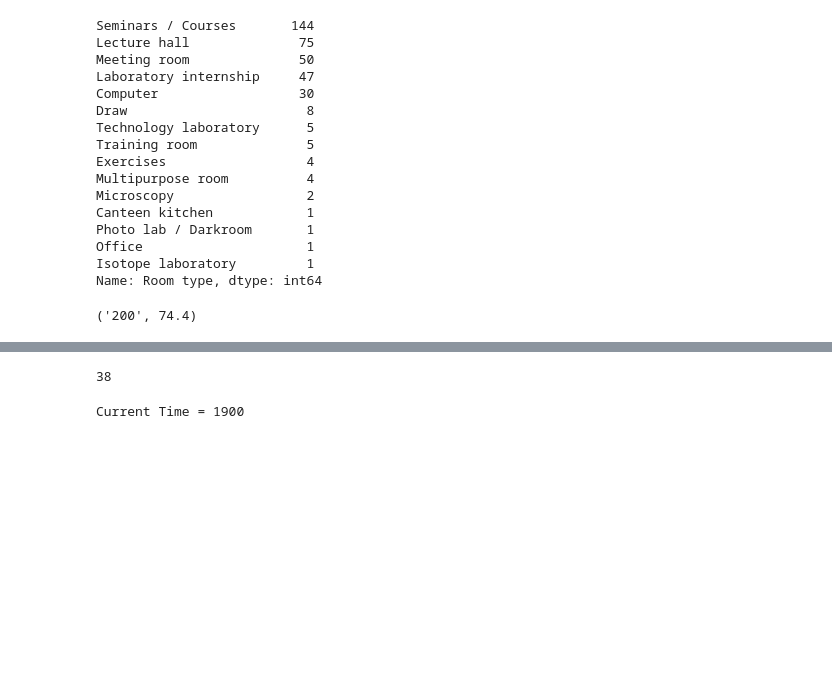
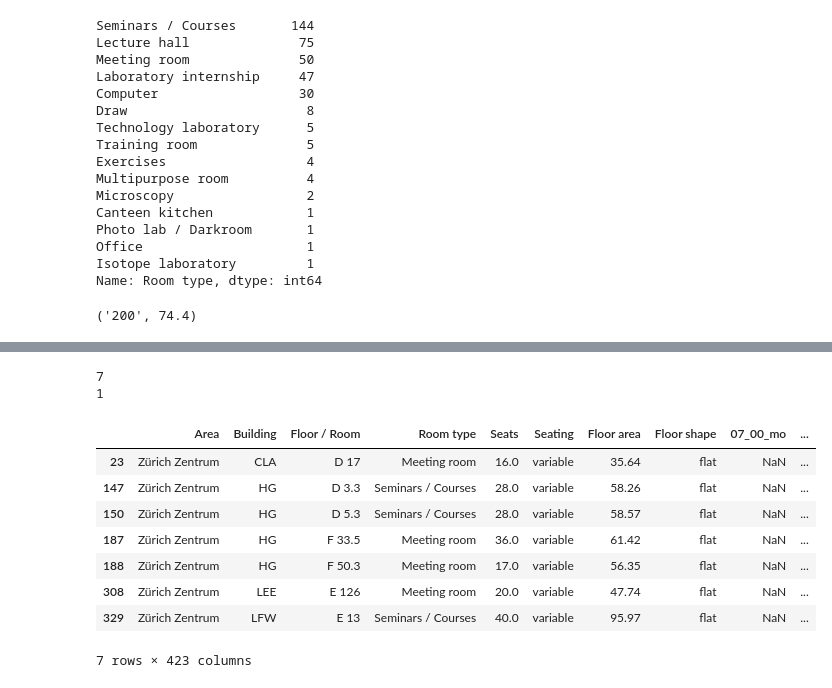
Before and after one commit to mkiefferus/ETHRoomAllocation, a Jupyter notebook: process.ipynb, the cells around one changed output, grey strips where cells are left out. Saved outputs shown, nothing was run; the diff lists cells and outputs as text; code cells hidden in the pictures; blank space fills up the shorter version.

Commit message:
update schedule values

```diff
--- a/process.ipynb
+++ b/process.ipynb
@@ -230,3 +231,5 @@ def value_function(df_series, location, time=None, available_later=False):
 # value_function(df_series=df.iloc[0], location = 'Lindau Eschikon', available_later=True, time = datetime(2023, 3, 8, 8, 30, 0, 0))
 # %%
 df['scores'] = df.apply(lambda row: value_function(df_series= row, location='Zürich Zentrum', time = datetime(2023, 3, 8, 9, 30, 0, 0)), axis=1)
+# %%
+df['scores_later'] = df.apply(lambda row: value_function(df_series= row, location='Zürich Zentrum', time = datetime(2023, 3, 8, 9, 30, 0, 0), available_later=True), axis=1)
@@ -233,11 +254,19 @@ df['scores'] = df.apply(lambda row: value_function(df_series= row, location='Zü
 # %%
 print(df['scores'].value_counts()[max(df['scores'])])
+print(df['scores_later'].value_counts()[max(df['scores_later'])])
 # %% [output]
-38
+7
+1
-# %%
-now = datetime.now()
-current_time = now.strftime("%H:%M")
-
-print("Current Time =", current_time.replace(':', ''))
-# %% [output]
-Current Time = 1900
+# %%
+max_rows = df.loc[df['scores'] == df['scores'].max()]
+max_rows.head(10)
+# %% [output]
+|  | Area | Building | Floor / Room | Room type | Seats | Seating | Floor area | Floor shape | 07_00_mo | ... |
+| 23 | Zürich Zentrum | CLA | D 17 | Meeting room | 16.0 | variable | 35.64 | flat | NaN | ... |
+| 147 | Zürich Zentrum | HG | D 3.3 | Seminars / Courses | 28.0 | variable | 58.26 | flat | NaN | ... |
+| 150 | Zürich Zentrum | HG | D 5.3 | Seminars / Courses | 28.0 | variable | 58.57 | flat | NaN | ... |
+| 187 | Zürich Zentrum | HG | F 33.5 | Meeting room | 36.0 | variable | 61.42 | flat | NaN | ... |
+| 188 | Zürich Zentrum | HG | F 50.3 | Meeting room | 17.0 | variable | 56.35 | flat | NaN | ... |
+| 308 | Zürich Zentrum | LEE | E 126 | Meeting room | 20.0 | variable | 47.74 | flat | NaN | ... |
+| 329 | Zürich Zentrum | LFW | E 13 | Seminars / Courses | 40.0 | variable | 95.97 | flat | NaN | ... |
+7 rows × 423 columns
```
Also changed, not shown: parts of 5 cells of this notebook, 2 other files.
